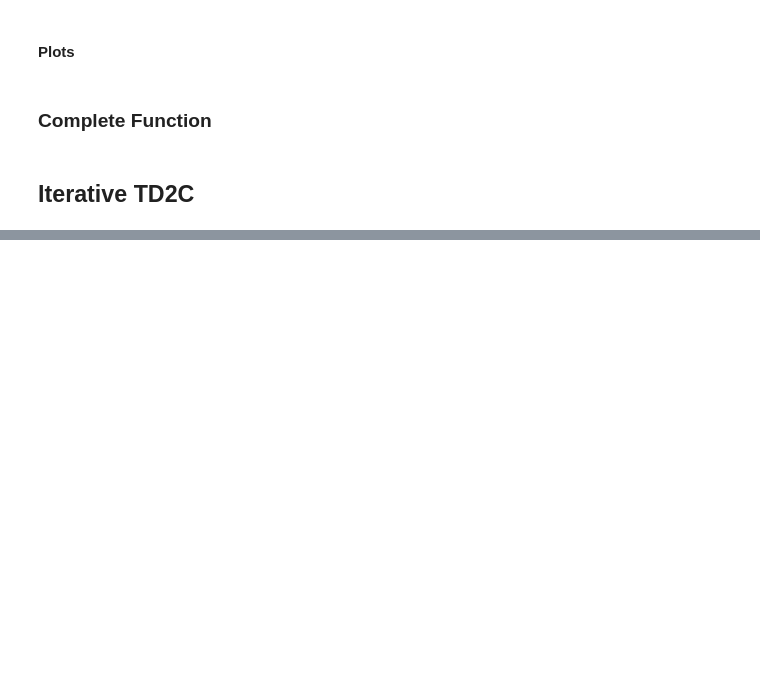
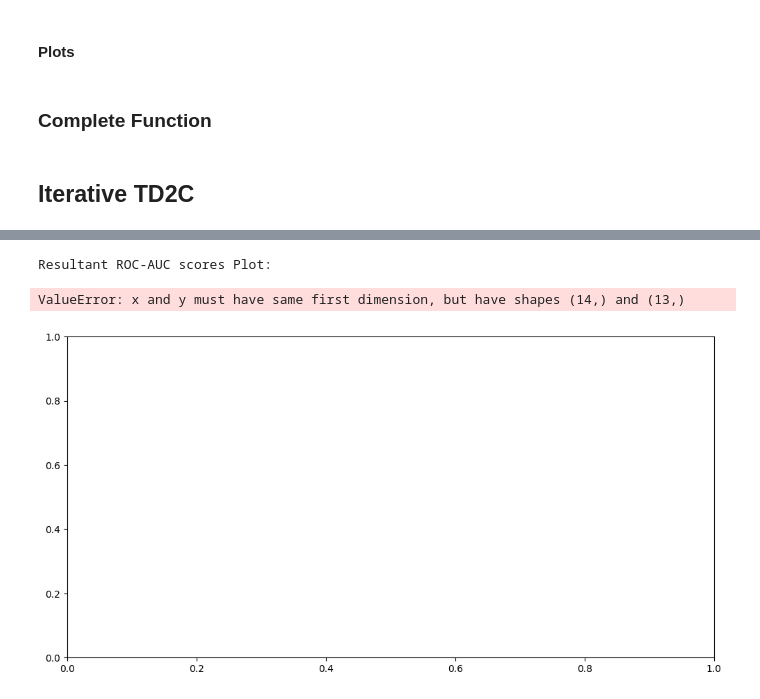
Before and after one commit to jacopoUCL/td2c, a Jupyter notebook: notebooks/contributions/td2c_extesions/IterativeTD2C.ipynb, the cells around one changed output, grey strips where cells are left out. Drawn from its saved outputs; the diff is of its cells as text; code cells hidden in the pictures; blank space fills up the shorter version.

```diff
--- a/notebooks/contributions/td2c_extesions/IterativeTD2C.ipynb
+++ b/notebooks/contributions/td2c_extesions/IterativeTD2C.ipynb
@@ -1601,0 +1603,40 @@ Resultant ROC-AUC scores:
+# %%
+output_folder = '/home/jpalombarini/td2c/notebooks/contributions/td2c_extesions/results/Regression/try_complete_function/metrics/'
+
+
+Iter = IterativeTD2C(
+    method = 'ts',
+    k = 1,
+    it = 12,
+    top_vars=3,
+    treshold = False,
+    adaptive = 'Balancing',
+    treshold_value = 0.9,
+    size_causal_df = 3,
+    data_folder = '/home/jpalombarini/td2c/notebooks/contributions/td2c_extesions/data/to_use/',
+    descr_folder = '/home/jpalombarini/td2c/notebooks/contributions/td2c_extesions/descriptors/Regression/TD2C/try_complete_function/',
+    results_folder = '/home/jpalombarini/td2c/notebooks/contributions/td2c_extesions/results/Regression/try_complete_function/',
+    COUPLES_TO_CONSIDER_PER_DAG = 5,
+    MB_SIZE = 2,
+    SEED = 42,
+    maxlags = 5,
+    max_neighborhood_size_filter = 2,
+
+    N_JOBS = 40,
+    noise_std_filter = 0.01
+)
+
+
+# load roc_scores_df from csv file
+roc_scores_df = pd.read_csv(output_folder + 'r.csv')
+
+# roc_scores_df as a list
+roc_scores = roc_scores_df['roc_score'].tolist()
+
+Iter.plot_results(roc_scores)
+
+Iter.df_scores(roc_scores)
+# %% [output]
+Resultant ROC-AUC scores Plot:
+ValueError: x and y must have same first dimension, but have shapes (14,) and (13,)
+[figure, added]
```
Also changed, not shown: parts of 1 cell of this notebook, 7 other files.
